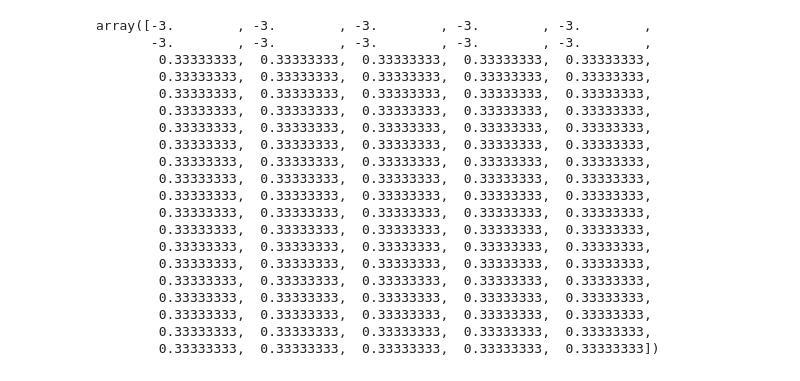
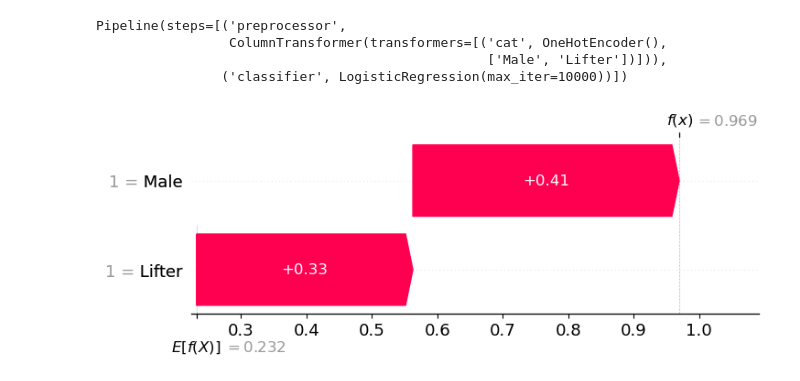
Before and after one commit to AndrewSwinn/Regression, a Jupyter notebook: statistics/lifters.ipynb, the cells around one changed output. Cells and saved outputs as stored; diff of their text form; code cells hidden in the pictures.

```diff
--- a/statistics/lifters.ipynb
+++ b/statistics/lifters.ipynb
@@ -3,8 +9,8 @@ import numpy as np
 # %%
-n = 100
+n = 1000
 #Define data using probabilities given
 p_00, p_01, p_10, p_11 = 0.1, 0.0, 0.4, 0.5
-
+p_00, p_01, p_10, p_11 = 0.25, 0.25, 0.25, 0.25
 X = (int(n * p_00) * [[0,0]] +
      int(n * p_01) * [[0,1]] +
      int(n * p_10) * [[1,0]] +
@@ -13,13 +19,6 @@ X = (int(n * p_00) * [[0,0]] +
 # Create target data; y_m = 1 for all men, y_b = 1 for men who can lift
 y_m = (int(n * p_00) + int(n * p_01))                 * [0] + (int(n * p_10) + int(n * p_11)) * [1]
 y_b = (int(n * p_00) + int(n * p_01) + int(n * p_10)) * [0] + (              + int(n * p_11)) * [1]
-X, y_m, y_b  = np.array(X), np.array(y_m), np.array(y_b)
-
-# Standardise Data
-y_m_mu, y_m_std = y_m.mean(axis=0), y_m.std(axis=0)
-y_b_mu, y_b_std = y_b.mean(axis=0), y_b.std(axis=0)
-X_mu,   X_std   = X.mean(axis=0),   X.std(axis=0)
-
-X = (X - X_mu) / X_std
-y_m = (y_m - y_m_mu) / y_m_std
-y_b = (y_b - y_b_mu) / y_b_std
+#X, y_m, y_b  = np.array(X), np.array(y_m), np.array(y_b)
+X, y_m, y_b  = pd.DataFrame(X, columns=['Male', 'Lifter']), np.array(y_m), np.array(y_b)
+y = y_b
@@ -35,23 +25,18 @@ R2 = np.matmul(np.matmul(a_m.T, C), a_m)
-# %%
-y_m
-# %% [output]
-array([-3.        , -3.        , -3.        , -3.        , -3.        ,
-       -3.        , -3.        , -3.        , -3.        , -3.        ,
-        0.33333333,  0.33333333,  0.33333333,  0.33333333,  0.33333333,
-        0.33333333,  0.33333333,  0.33333333,  0.33333333,  0.33333333,
-        0.33333333,  0.33333333,  0.33333333,  0.33333333,  0.33333333,
-        0.33333333,  0.33333333,  0.33333333,  0.33333333,  0.33333333,
-        0.33333333,  0.33333333,  0.33333333,  0.33333333,  0.33333333,
-        0.33333333,  0.33333333,  0.33333333,  0.33333333,  0.33333333,
-        0.33333333,  0.33333333,  0.33333333,  0.33333333,  0.33333333,
-        0.33333333,  0.33333333,  0.33333333,  0.33333333,  0.33333333,
-        0.33333333,  0.33333333,  0.33333333,  0.33333333,  0.33333333,
-        0.33333333,  0.33333333,  0.33333333,  0.33333333,  0.33333333,
-        0.33333333,  0.33333333,  0.33333333,  0.33333333,  0.33333333,
-        0.33333333,  0.33333333,  0.33333333,  0.33333333,  0.33333333,
-        0.33333333,  0.33333333,  0.33333333,  0.33333333,  0.33333333,
-        0.33333333,  0.33333333,  0.33333333,  0.33333333,  0.33333333,
-        0.33333333,  0.33333333,  0.33333333,  0.33333333,  0.33333333,
-        0.33333333,  0.33333333,  0.33333333,  0.33333333,  0.33333333,
-        0.33333333,  0.33333333,  0.33333333,  0.33333333,  0.33333333,
-        0.33333333,  0.33333333,  0.33333333,  0.33333333,  0.33333333])
+# %%
+cats = ['Male', 'Lifter']
+preprocesor = ColumnTransformer(transformers=[('cat', OneHotEncoder(), cats)])
+# %%
+model = Pipeline([('preprocessor', preprocesor), ('classifier', LogisticRegression(max_iter=10000))])
+model.fit(X, y)
+# %% [output]
+Pipeline(steps=[('preprocessor',
+                 ColumnTransformer(transformers=[('cat', OneHotEncoder(),
+                                                  ['Male', 'Lifter'])])),
+                ('classifier', LogisticRegression(max_iter=10000))])
+# %%
+ex = shap.Explainer(model.predict_proba, X)
+shap_values = ex(X)
+# %%
+shap.plots.waterfall(shap_values[800, :, 1])
+# %% [output]
+[figure, added]
```
Also changed, not shown: parts of 6 cells of this notebook, 2 other files.
